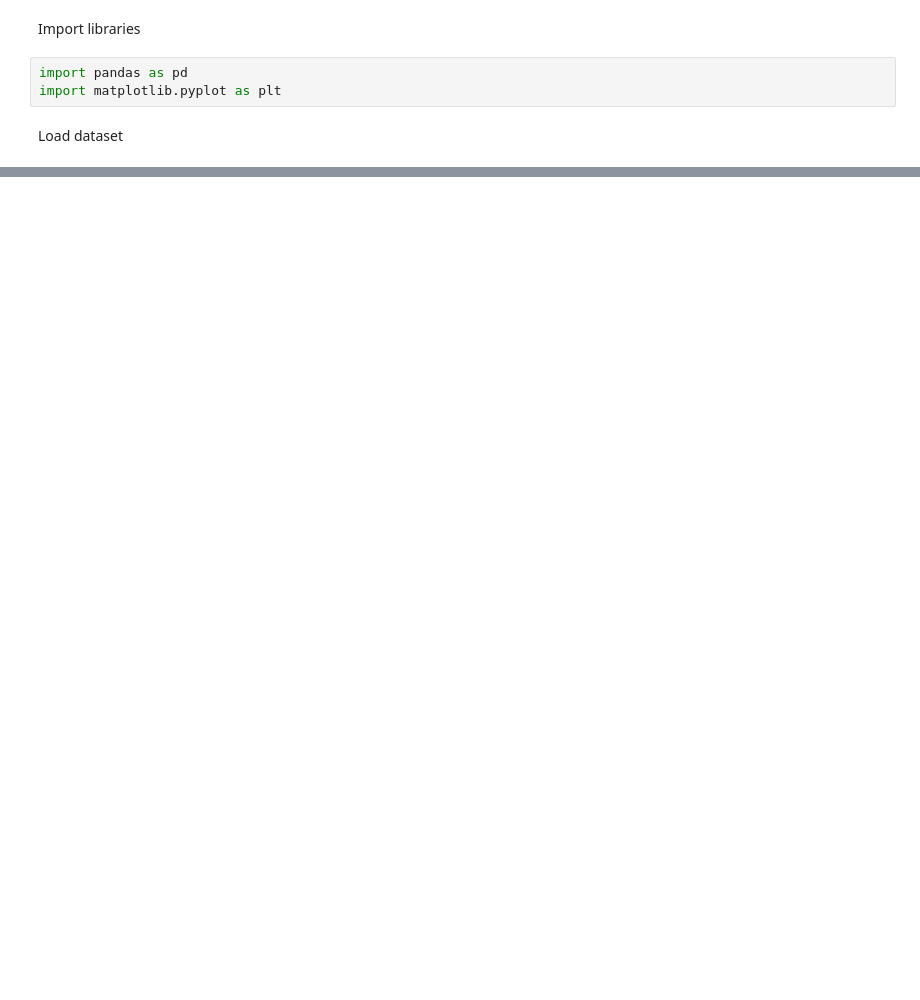
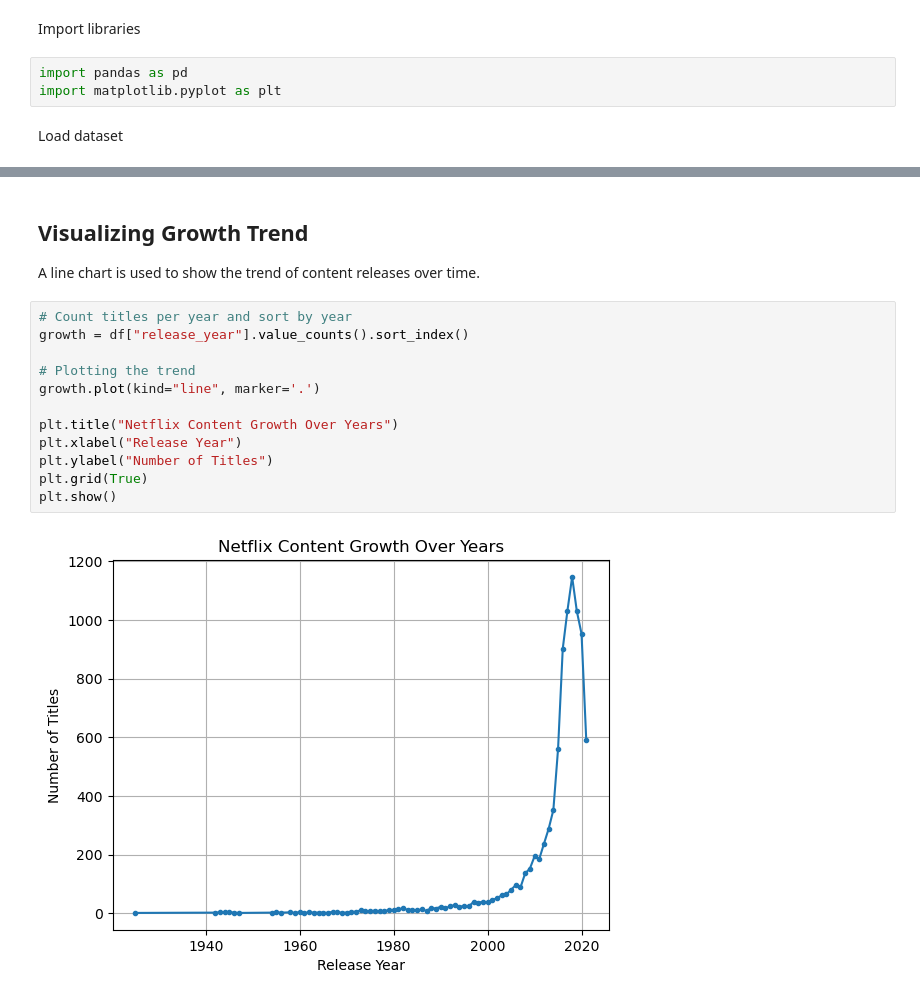
Before and after one commit to rafat-07/Netflix-Data-Analysis, a Jupyter notebook: netflix_analysis.ipynb, the cells around one changed output, grey strips where cells are left out. Cells and saved outputs as stored; diff of their text form; blank space fills up the shorter version.

```diff
--- a/netflix_analysis.ipynb
+++ b/netflix_analysis.ipynb
@@ -17,0 +166,18 @@ df.head()
+# %% [markdown]
+## Visualizing Growth Trend
+
+A line chart is used to show the trend of content releases over time.
+# %%
+# Count titles per year and sort by year
+growth = df["release_year"].value_counts().sort_index()
+
+# Plotting the trend
+growth.plot(kind="line", marker='.')
+
+plt.title("Netflix Content Growth Over Years")
+plt.xlabel("Release Year")
+plt.ylabel("Number of Titles")
+plt.grid(True)
+plt.show()
+# %% [output]
+[figure, added]
```
Also changed, not shown: parts of 21 cells of this notebook.
